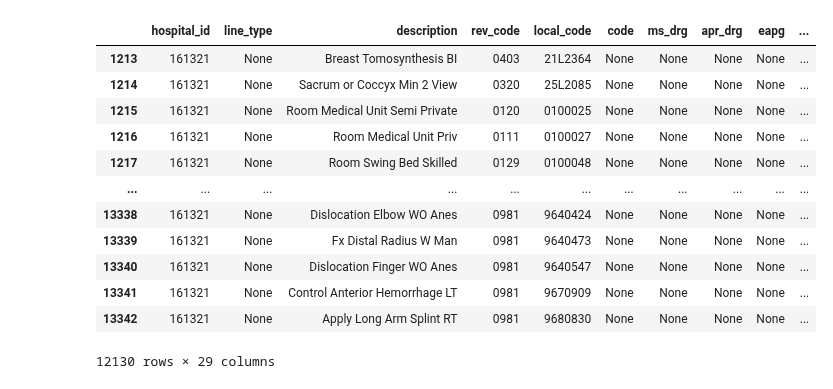
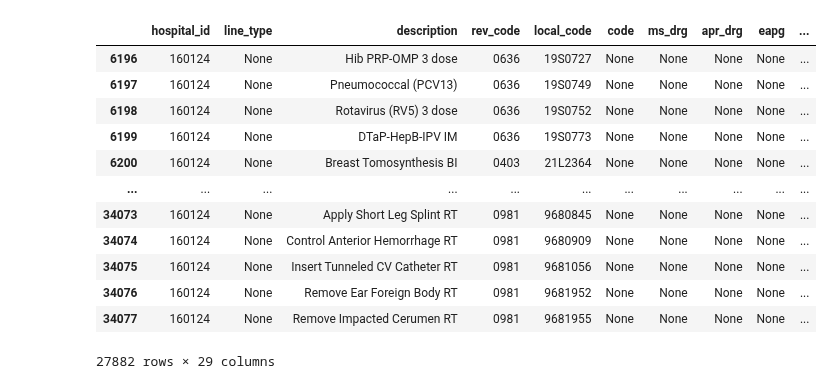
Before and after one commit to rl1987/dolthub-bounty-transparency-in-pricing, a Jupyter notebook: Avera.ipynb, the cells around one changed output. Drawn from its saved outputs; the diff is of its cells as text; code cells hidden in the pictures.

```diff
--- a/Avera.ipynb
+++ b/Avera.ipynb
@@ -164,5 +113,0 @@ df_mid
-# %%
-df_mid['hcpcs_cpt'] = df_mid.apply(lambda row: row['cpt'] if row['cpt'] is not None else row['hcpcs'], axis=1)
-del df_mid['cpt']
-del df_mid['hcpcs']
-df_mid
@@ -268,17 +113,0 @@ df_mid
-# %%
-df_out = pd.DataFrame(df_mid[TARGET_COLUMNS])
-df_out
-# %% [output]
-|  | hospital_id | line_type | description | rev_code | local_code | code | ms_drg | apr_drg | eapg | ... |
-| 1213 | 161321 | None | Breast Tomosynthesis BI | 0403 | 21L2364 | None | None | None | None | ... |
-| 1214 | 161321 | None | Sacrum or Coccyx Min 2 View | 0320 | 25L2085 | None | None | None | None | ... |
-| 1215 | 161321 | None | Room Medical Unit Semi Private | 0120 | 0100025 | None | None | None | None | ... |
-| 1216 | 161321 | None | Room Medical Unit Priv | 0111 | 0100027 | None | None | None | None | ... |
-| 1217 | 161321 | None | Room Swing Bed Skilled | 0129 | 0100048 | None | None | None | None | ... |
-| ... | ... | ... | ... | ... | ... | ... | ... | ... | ... | ... |
-| 13338 | 161321 | None | Dislocation Elbow WO Anes | 0981 | 9640424 | None | None | None | None | ... |
-| 13339 | 161321 | None | Fx Distal Radius W Man | 0981 | 9640473 | None | None | None | None | ... |
-| 13340 | 161321 | None | Dislocation Finger WO Anes | 0981 | 9640547 | None | None | None | None | ... |
-| 13341 | 161321 | None | Control Anterior Hemorrhage LT | 0981 | 9670909 | None | None | None | None | ... |
-| 13342 | 161321 | None | Apply Long Arm Splint RT | 0981 | 9680830 | None | None | None | None | ... |
-12130 rows × 29 columns
@@ -286,0 +201,17 @@ df_out.to_csv(ccn + ".csv", index=False, quoting=csv.QUOTE_MINIMAL)
+# %%
+df_out = convert_dataframe(df_in, ccn)
+df_out
+# %% [output]
+|  | hospital_id | line_type | description | rev_code | local_code | code | ms_drg | apr_drg | eapg | ... |
+| 6196 | 160124 | None | Hib PRP-OMP 3 dose | 0636 | 19S0727 | None | None | None | None | ... |
+| 6197 | 160124 | None | Pneumococcal (PCV13) | 0636 | 19S0749 | None | None | None | None | ... |
+| 6198 | 160124 | None | Rotavirus (RV5) 3 dose | 0636 | 19S0752 | None | None | None | None | ... |
+| 6199 | 160124 | None | DTaP-HepB-IPV IM | 0636 | 19S0773 | None | None | None | None | ... |
+| 6200 | 160124 | None | Breast Tomosynthesis BI | 0403 | 21L2364 | None | None | None | None | ... |
+| ... | ... | ... | ... | ... | ... | ... | ... | ... | ... | ... |
+| 34073 | 160124 | None | Apply Short Leg Splint RT | 0981 | 9680845 | None | None | None | None | ... |
+| 34074 | 160124 | None | Control Anterior Hemorrhage RT | 0981 | 9680909 | None | None | None | None | ... |
+| 34075 | 160124 | None | Insert Tunneled CV Catheter RT | 0981 | 9681056 | None | None | None | None | ... |
+| 34076 | 160124 | None | Remove Ear Foreign Body RT | 0981 | 9681952 | None | None | None | None | ... |
+| 34077 | 160124 | None | Remove Impacted Cerumen RT | 0981 | 9681955 | None | None | None | None | ... |
+27882 rows × 29 columns
```
Also changed, not shown: parts of 12 cells of this notebook, 1 other file.
